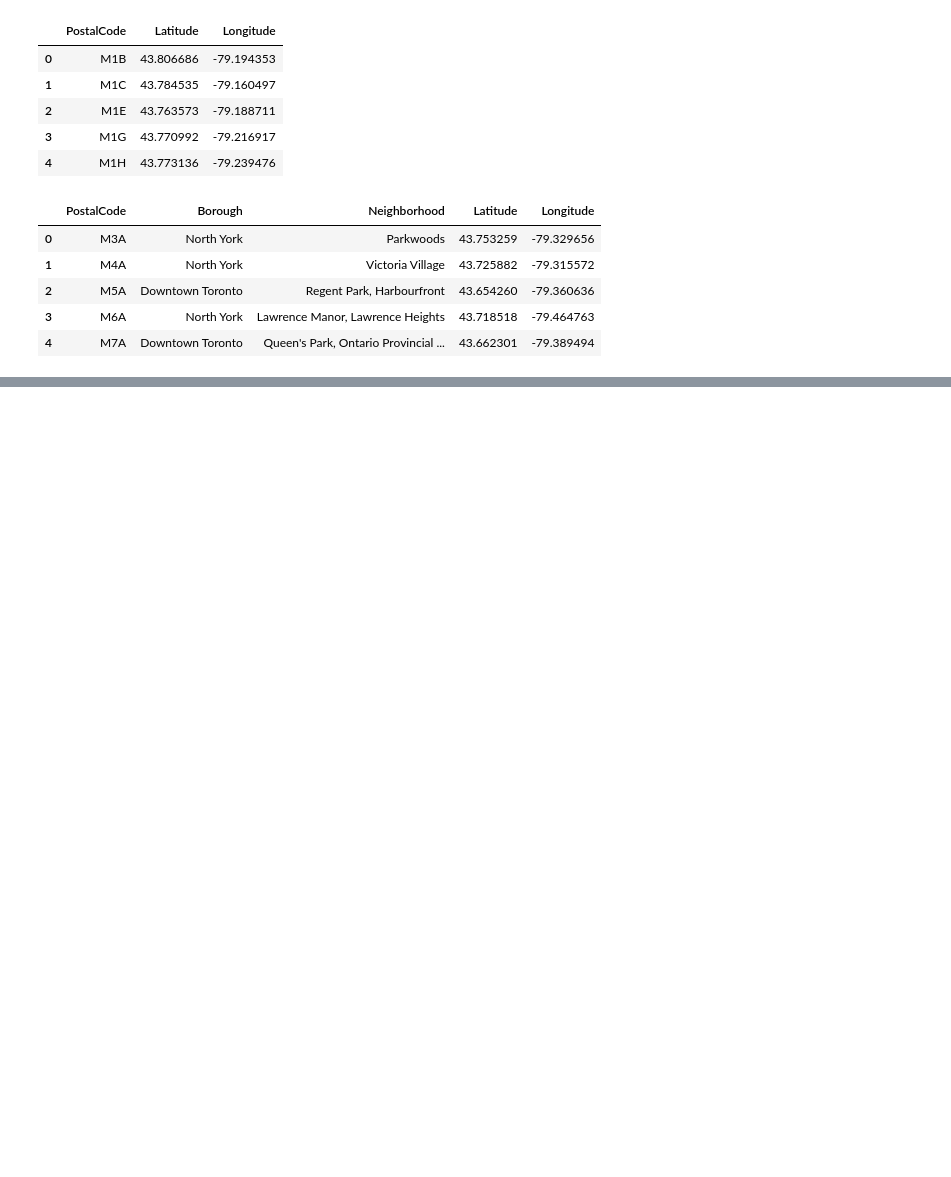
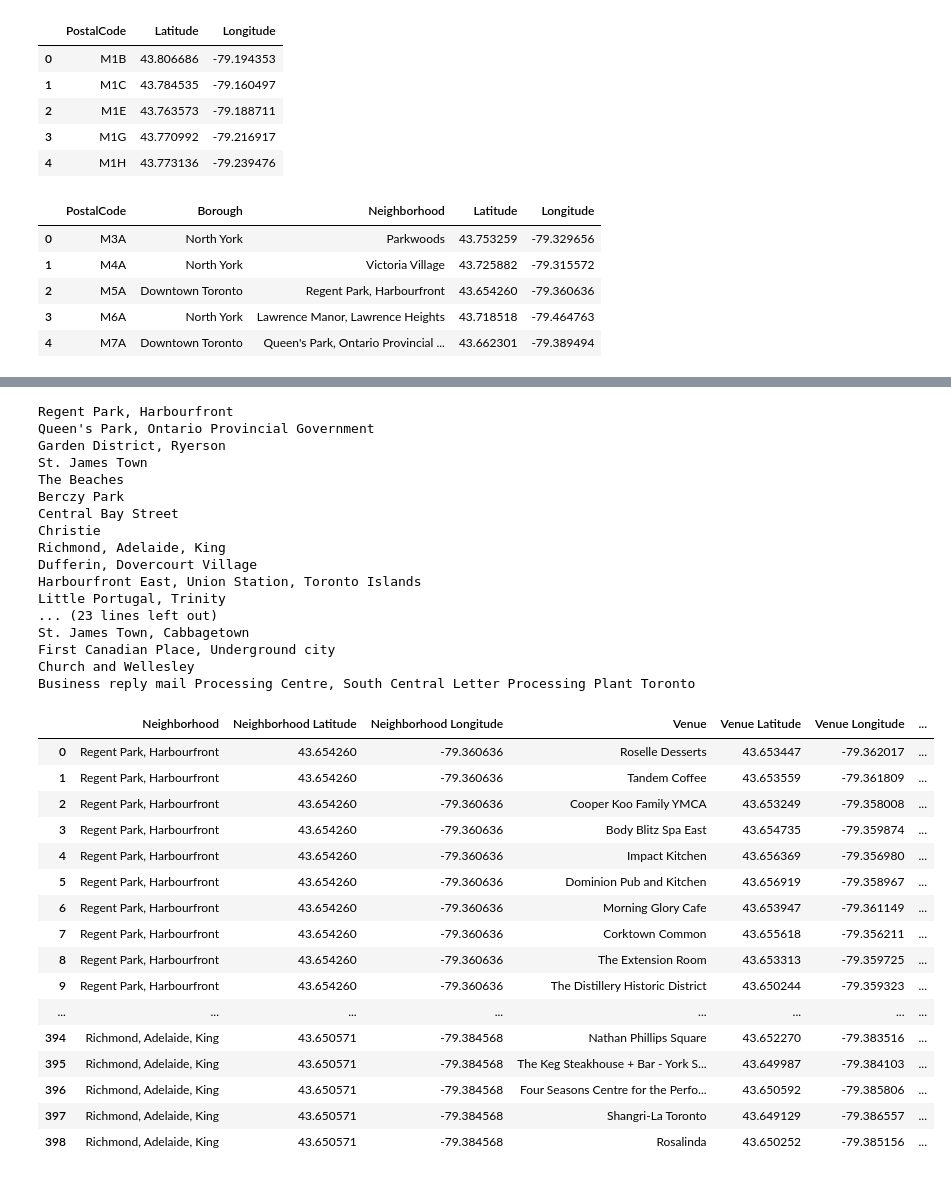
Before and after one commit to AnjuNairJan/coursera-capstone, a Jupyter notebook: Segmenting and Clustering Neighborhoods in Toronto.ipynb, the cells around one changed output, grey strips where cells are left out. Cells and saved outputs as stored; diff of their text form; code cells hidden in the pictures; blank space fills up the shorter version.

```diff
--- a/Segmenting and Clustering Neighborhoods in Toronto.ipynb
+++ b/Segmenting and Clustering Neighborhoods in Toronto.ipynb
@@ -134,0 +245,6 @@ postal_codes_df.head()
+# %%
+# @hidden
+CLIENT_ID = 'NM51MM5XAMQGOSYUTKVYAB3JLIGLG5FMN0BEPF1J15P2GSZG' # your Foursquare ID
+CLIENT_SECRET = 'MEQHSISXDAMSXWYAPEF30HBKFLOWPKBBEMKKQPZEHYHFJ04N' # your Foursquare Secret
+VERSION = '20180605' # Foursquare API version
+LIMIT = 100 # A default Foursquare API limit value
@@ -134,0 +276,3 @@ postal_codes_df.head()
+# %%
+results = requests.get(url).json()
+results
@@ -134,0 +297,28 @@ postal_codes_df.head()
+# %%
+# function that extracts the category of the venue
+def get_category_type(row):
+    try:
+        categories_list = row['categories']
+    except:
+        categories_list = row['venue.categories']
+
+    if len(categories_list) == 0:
+        return None
+    else:
+        return categories_list[0]['name']
+# %%
+venues = results['response']['groups'][0]['items']
+
+nearby_venues = pd.json_normalize(venues) # flatten JSON
+
+# filter columns
+filtered_columns = ['venue.name', 'venue.categories', 'venue.location.lat', 'venue.location.lng']
+nearby_venues =nearby_venues.loc[:, filtered_columns]
+
+# filter the category for each row
+nearby_venues['venue.categories'] = nearby_venues.apply(get_category_type, axis=1)
+
+# clean columns
+nearby_venues.columns = [col.split(".")[-1] for col in nearby_venues.columns]
+
+nearby_venues.head()
@@ -134,0 +378,42 @@ postal_codes_df.head()
+# %%
+
+toronto_venues = getNearbyVenues(toronto_df["Neighborhood"],
+                                   toronto_df['Latitude'],
+                                   toronto_df['Longitude'],
+                                   radius=500)
+toronto_venues
+# %% [output]
+Regent Park, Harbourfront
+Queen's Park, Ontario Provincial Government
+Garden District, Ryerson
+St. James Town
+The Beaches
+Berczy Park
+Central Bay Street
+Christie
+Richmond, Adelaide, King
+Dufferin, Dovercourt Village
+Harbourfront East, Union Station, Toronto Islands
+Little Portugal, Trinity
+... (23 lines left out)
+St. James Town, Cabbagetown
+First Canadian Place, Underground city
+Church and Wellesley
+Business reply mail Processing Centre, South Central Letter Processing Plant Toronto
+|  | Neighborhood | Neighborhood Latitude | Neighborhood Longitude | Venue | Venue Latitude | Venue Longitude | ... |
+| 0 | Regent Park, Harbourfront | 43.654260 | -79.360636 | Roselle Desserts | 43.653447 | -79.362017 | ... |
+| 1 | Regent Park, Harbourfront | 43.654260 | -79.360636 | Tandem Coffee | 43.653559 | -79.361809 | ... |
+| 2 | Regent Park, Harbourfront | 43.654260 | -79.360636 | Cooper Koo Family YMCA | 43.653249 | -79.358008 | ... |
+| 3 | Regent Park, Harbourfront | 43.654260 | -79.360636 | Body Blitz Spa East | 43.654735 | -79.359874 | ... |
+| 4 | Regent Park, Harbourfront | 43.654260 | -79.360636 | Impact Kitchen | 43.656369 | -79.356980 | ... |
+| 5 | Regent Park, Harbourfront | 43.654260 | -79.360636 | Dominion Pub and Kitchen | 43.656919 | -79.358967 | ... |
+| 6 | Regent Park, Harbourfront | 43.654260 | -79.360636 | Morning Glory Cafe | 43.653947 | -79.361149 | ... |
+| 7 | Regent Park, Harbourfront | 43.654260 | -79.360636 | Corktown Common | 43.655618 | -79.356211 | ... |
+| 8 | Regent Park, Harbourfront | 43.654260 | -79.360636 | The Extension Room | 43.653313 | -79.359725 | ... |
+| 9 | Regent Park, Harbourfront | 43.654260 | -79.360636 | The Distillery Historic District | 43.650244 | -79.359323 | ... |
+| ... | ... | ... | ... | ... | ... | ... | ... |
+| 394 | Richmond, Adelaide, King | 43.650571 | -79.384568 | Nathan Phillips Square | 43.652270 | -79.383516 | ... |
+| 395 | Richmond, Adelaide, King | 43.650571 | -79.384568 | The Keg Steakhouse + Bar - York S... | 43.649987 | -79.384103 | ... |
+| 396 | Richmond, Adelaide, King | 43.650571 | -79.384568 | Four Seasons Centre for the Perfo... | 43.650592 | -79.385806 | ... |
+| 397 | Richmond, Adelaide, King | 43.650571 | -79.384568 | Shangri-La Toronto | 43.649129 | -79.386557 | ... |
+| 398 | Richmond, Adelaide, King | 43.650571 | -79.384568 | Rosalinda | 43.650252 | -79.385156 | ... |
```
Also changed, not shown: parts of 59 cells of this notebook.
